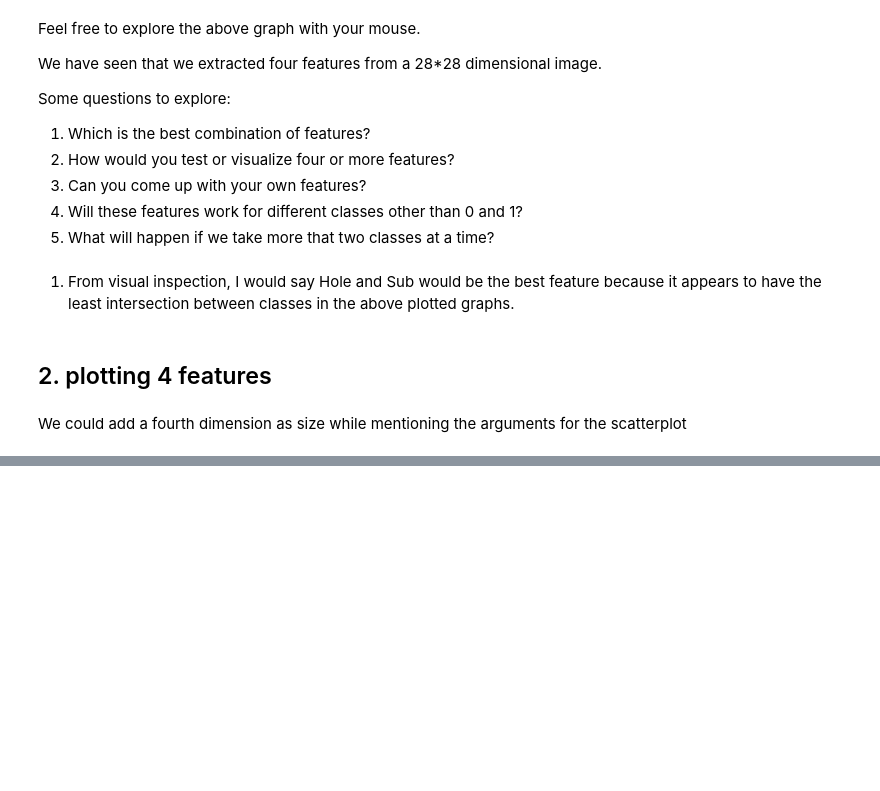
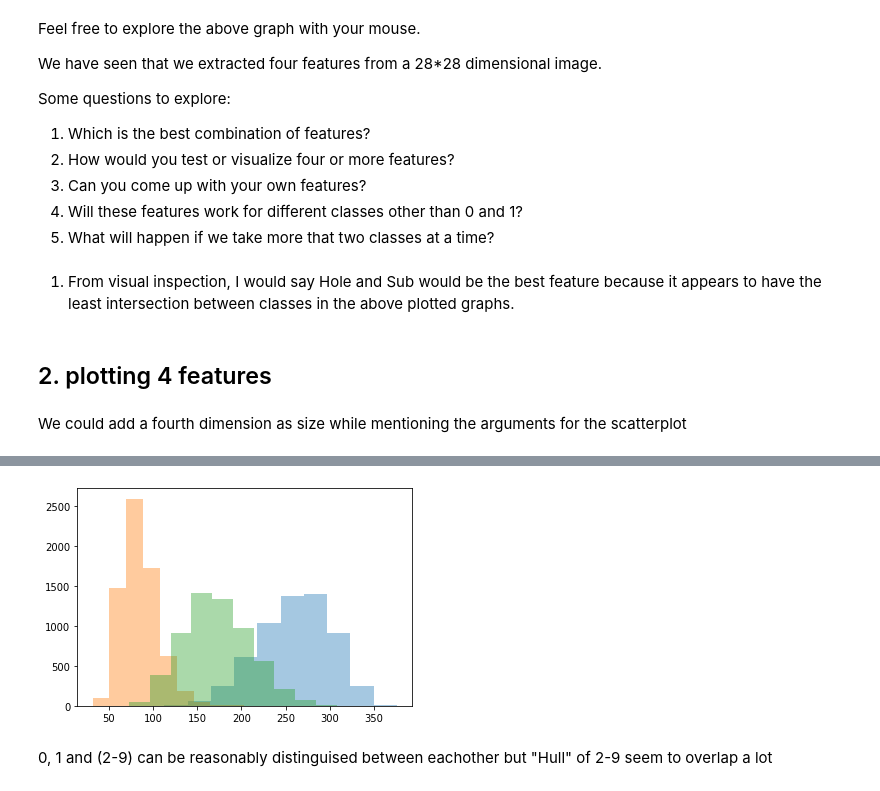
Before and after one commit to iamindhu/fmml2021, a Jupyter notebook: Lab/Lab1_Features.ipynb, the cells around one changed output, grey strips where cells are left out. Cells and saved outputs as stored; diff of their text form; code cells hidden in the pictures; blank space fills up the shorter version.

```diff
--- a/Lab/Lab1_Features.ipynb
+++ b/Lab/Lab1_Features.ipynb
@@ -737,0 +719,26 @@ plt.hist(hole8, alpha=0.7);
+# %%
+hull0 = np.array([getHullPixels(i).sum() for i in no0])
+hull1 = np.array([getHullPixels(i).sum() for i in no1])
+hull2 = np.array([getHullPixels(i).sum() for i in no2])
+hull3 = np.array([getHullPixels(i).sum() for i in no3])
+hull4 = np.array([getHullPixels(i).sum() for i in no4])
+hull5 = np.array([getHullPixels(i).sum() for i in no5])
+hull6 = np.array([getHullPixels(i).sum() for i in no6])
+hull7 = np.array([getHullPixels(i).sum() for i in no7])
+hull8 = np.array([getHullPixels(i).sum() for i in no8])
+hull9 = np.array([getHullPixels(i).sum() for i in no9])
+# %%
+plt.hist(hull0, alpha=0.4);
+plt.hist(hull1, alpha=0.4);
+# plt.hist(hull2, alpha=0.4);
+# plt.hist(hull3, alpha=0.4);
+# plt.hist(hull4, alpha=0.4);
+# plt.hist(hull5, alpha=0.4);
+plt.hist(hull6, alpha=0.4);
+# plt.hist(hull7, alpha=0.4);
+# plt.hist(hull8, alpha=0.4);
+# plt.hist(hull9, alpha=0.4);
+# %% [output]
+[figure, added]
+# %% [markdown]
+0, 1 and (2-9) can be reasonably distinguised between eachother but "Hull" of 2-9 seem to overlap a lot
```
Also changed, not shown: parts of 23 cells of this notebook.
